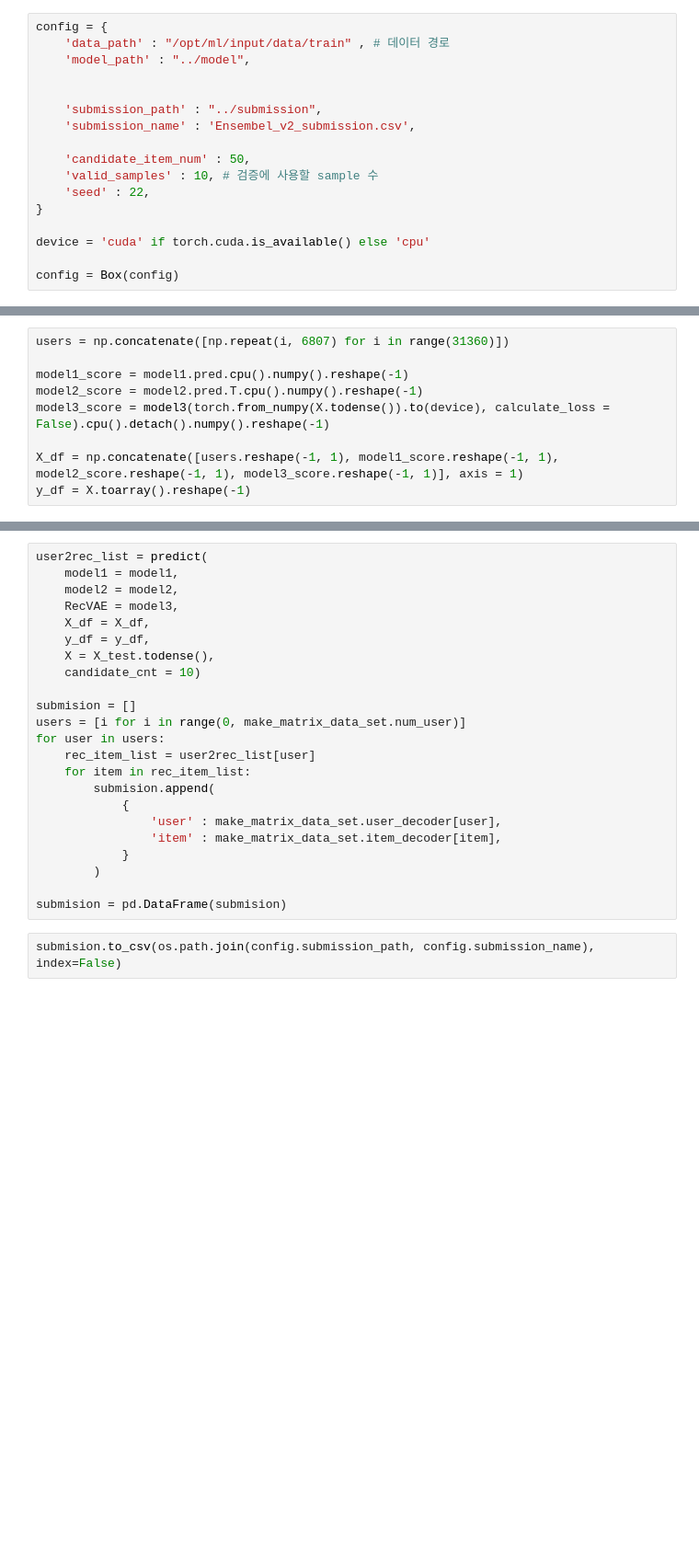
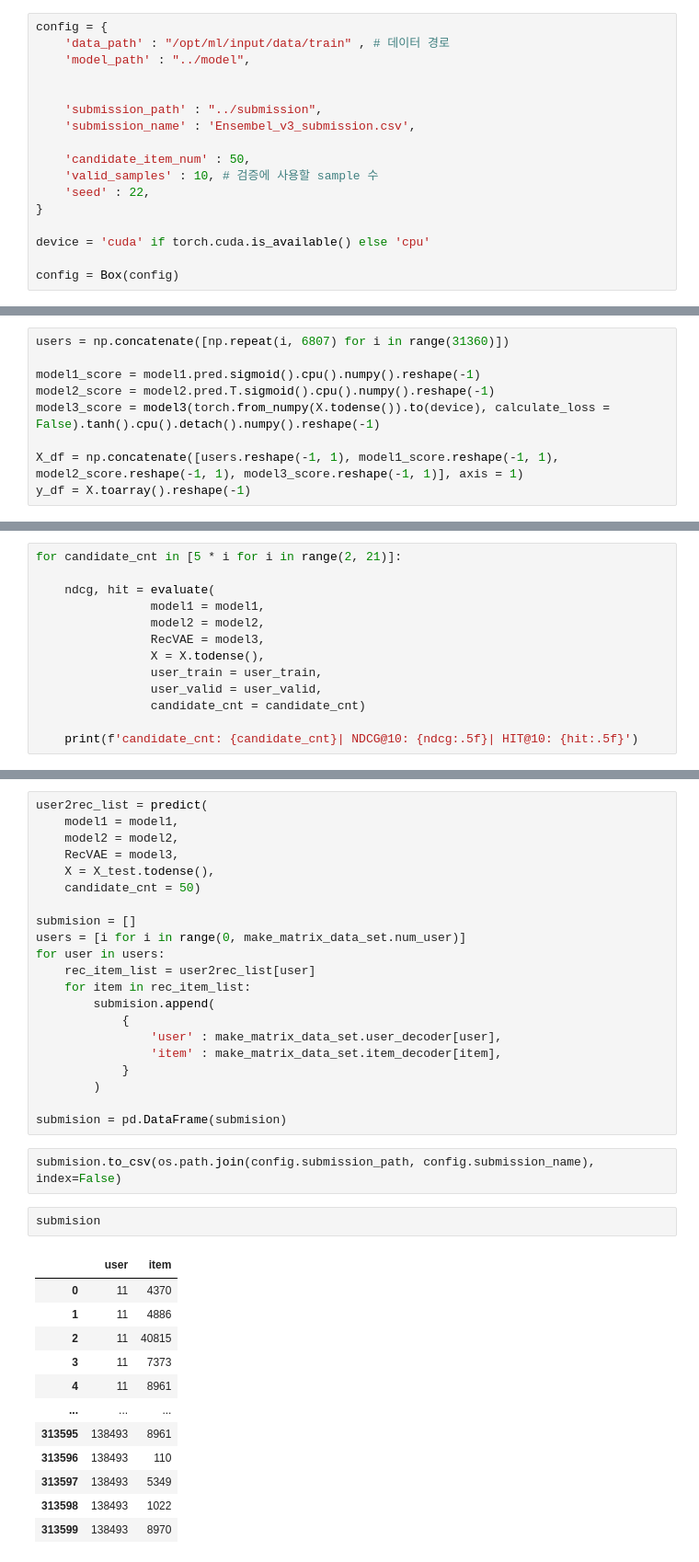
Before and after one commit to boostcampaitech3/level2-movie-recommendation-level2-recsys-05, a Jupyter notebook: jupyter/Ensembel.ipynb, the cells around one changed output, grey strips where cells are left out. Shown at 92% size. Cells and saved outputs as stored; diff of their text form; blank space fills up the shorter version.

```diff
--- a/jupyter/Ensembel.ipynb
+++ b/jupyter/Ensembel.ipynb
@@ -28,7 +28,7 @@ config = {
 
 
     'submission_path' : "../submission",
-    'submission_name' : 'Ensembel_v2_submission.csv',
+    'submission_name' : 'Ensembel_v3_submission.csv',
 
     'candidate_item_num' : 50,
     'valid_samples' : 10, # 검증에 사용할 sample 수
@@ -547,9 +621,9 @@ model3.load_state_dict(torch.load(os.path.join(config.model_path, 'RecVAE_v3.pt'
 # %%
 users = np.concatenate([np.repeat(i, 6807) for i in range(31360)])
 
-model1_score = model1.pred.cpu().numpy().reshape(-1)
-model2_score = model2.pred.T.cpu().numpy().reshape(-1)
-model3_score = model3(torch.from_numpy(X.todense()).to(device), calculate_loss = False).cpu().detach().numpy().reshape(-1)
+model1_score = model1.pred.sigmoid().cpu().numpy().reshape(-1)
+model2_score = model2.pred.T.sigmoid().cpu().numpy().reshape(-1)
+model3_score = model3(torch.from_numpy(X.todense()).to(device), calculate_loss = False).tanh().cpu().detach().numpy().reshape(-1)
 
 X_df = np.concatenate([users.reshape(-1, 1), model1_score.reshape(-1, 1), model2_score.reshape(-1, 1), model3_score.reshape(-1, 1)], axis = 1)
 y_df = X.toarray().reshape(-1)
@@ -575,0 +652,13 @@ print(f'candidate_cnt: {candidate_cnt}| NDCG@10: {ndcg:.5f}| HIT@10: {hit:.5f}')
+# %%
+for candidate_cnt in [5 * i for i in range(2, 21)]:
+
+    ndcg, hit = evaluate(
+                model1 = model1,
+                model2 = model2,
+                RecVAE = model3,
+                X = X.todense(),
+                user_train = user_train,
+                user_valid = user_valid,
+                candidate_cnt = candidate_cnt)
+
+    print(f'candidate_cnt: {candidate_cnt}| NDCG@10: {ndcg:.5f}| HIT@10: {hit:.5f}')
@@ -709,10 +881,8 @@ user2rec_list = predict(
     model1 = model1,
     model2 = model2,
     RecVAE = model3,
-    X_df = X_df,
-    y_df = y_df,
     X = X_test.todense(),
-    candidate_cnt = 10)
+    candidate_cnt = 50)
 
 submision = []
 users = [i for i in range(0, make_matrix_data_set.num_user)]
@@ -729,3 +899,18 @@ for user in users:
 submision = pd.DataFrame(submision)
 # %%
 submision.to_csv(os.path.join(config.submission_path, config.submission_name), index=False)
+# %%
+submision
+# %% [output]
+|  | user | item |
+| 0 | 11 | 4370 |
+| 1 | 11 | 4886 |
+| 2 | 11 | 40815 |
+| 3 | 11 | 7373 |
+| 4 | 11 | 8961 |
+| ... | ... | ... |
+| 313595 | 138493 | 8961 |
+| 313596 | 138493 | 110 |
+| 313597 | 138493 | 5349 |
+| 313598 | 138493 | 1022 |
+| 313599 | 138493 | 8970 |
```
Also changed, not shown: parts of 11 cells of this notebook, 1 other file.
